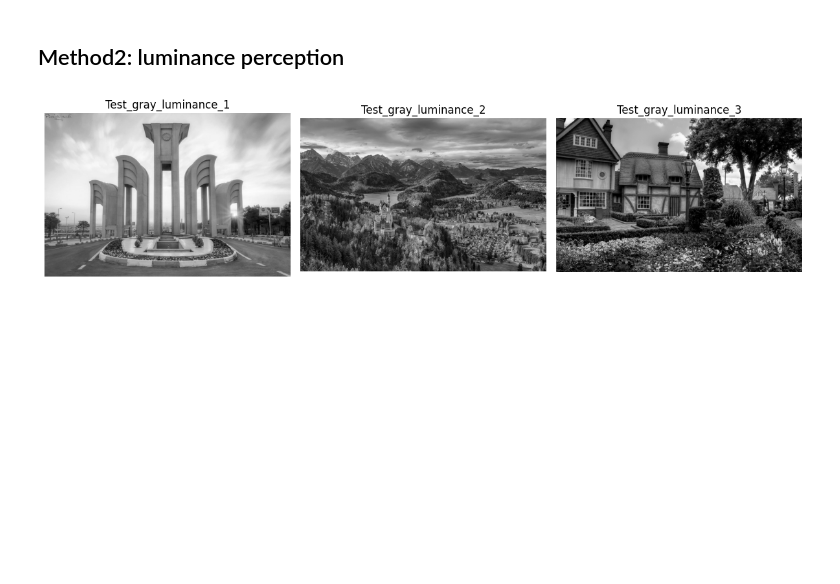
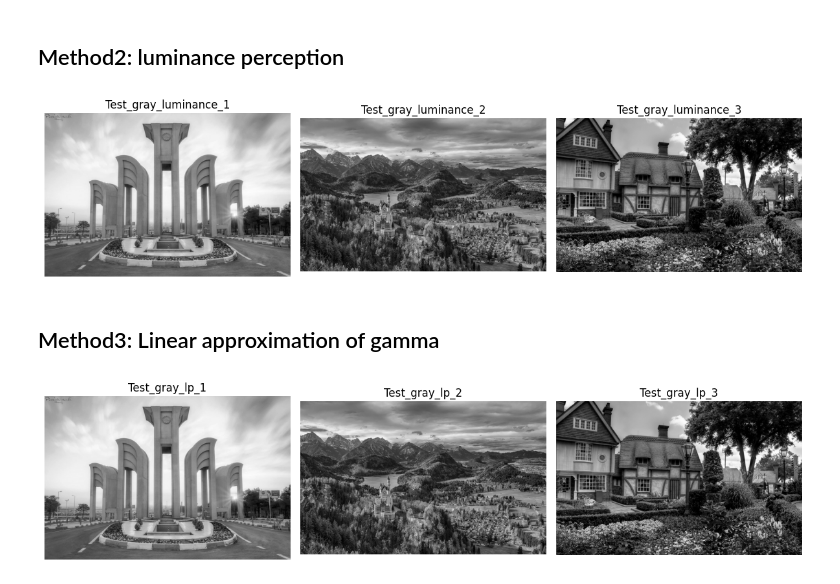
Before and after one commit to pouriaSameti/Advanced-Multimedia-Systems, a Jupyter notebook: Exercise 1/code.ipynb, the cells around one changed output. Saved outputs shown, nothing was run; the diff lists cells and outputs as text; code cells hidden in the pictures; blank space fills up the shorter version.

Commit message:
Exercise 1: Added rgb2gray with linear approximation of gamma and luminance.

```diff
--- a/Exercise 1/code.ipynb
+++ b/Exercise 1/code.ipynb
@@ -163,3 +163,25 @@ images = [test1_gray_lum, test2_gray_lum, test3_gray_lum]
 show_results(images, titles)
 # %% [output]
 [figure]
+# %% [markdown]
+## Method3: Linear approximation of gamma
+# %%
+def rgb_to_gray_linear_approximation(image):
+    image = image / 255
+    red_channel = image[:,:, 0]
+    green_channel = image[:,:, 1]
+    blue_channel = image[:,:, 2]
+
+    final_gray = (0.299 * red_channel) + (0.587 * green_channel) + (0.114 * blue_channel)
+    final_gray = final_gray * 255
+    return final_gray
+
+test1_gray_lp = rgb_to_gray_linear_approximation(test1)
+test2_gray_lp = rgb_to_gray_linear_approximation(test2)
+test3_gray_lp = rgb_to_gray_linear_approximation(test3)
+
+titles = ['Test_gray_lp_1', 'Test_gray_lp_2', 'Test_gray_lp_3']
+images = [test1_gray_lp, test2_gray_lp, test3_gray_lp]
+show_results(images, titles)
+# %% [output]
+[figure, added]
```
